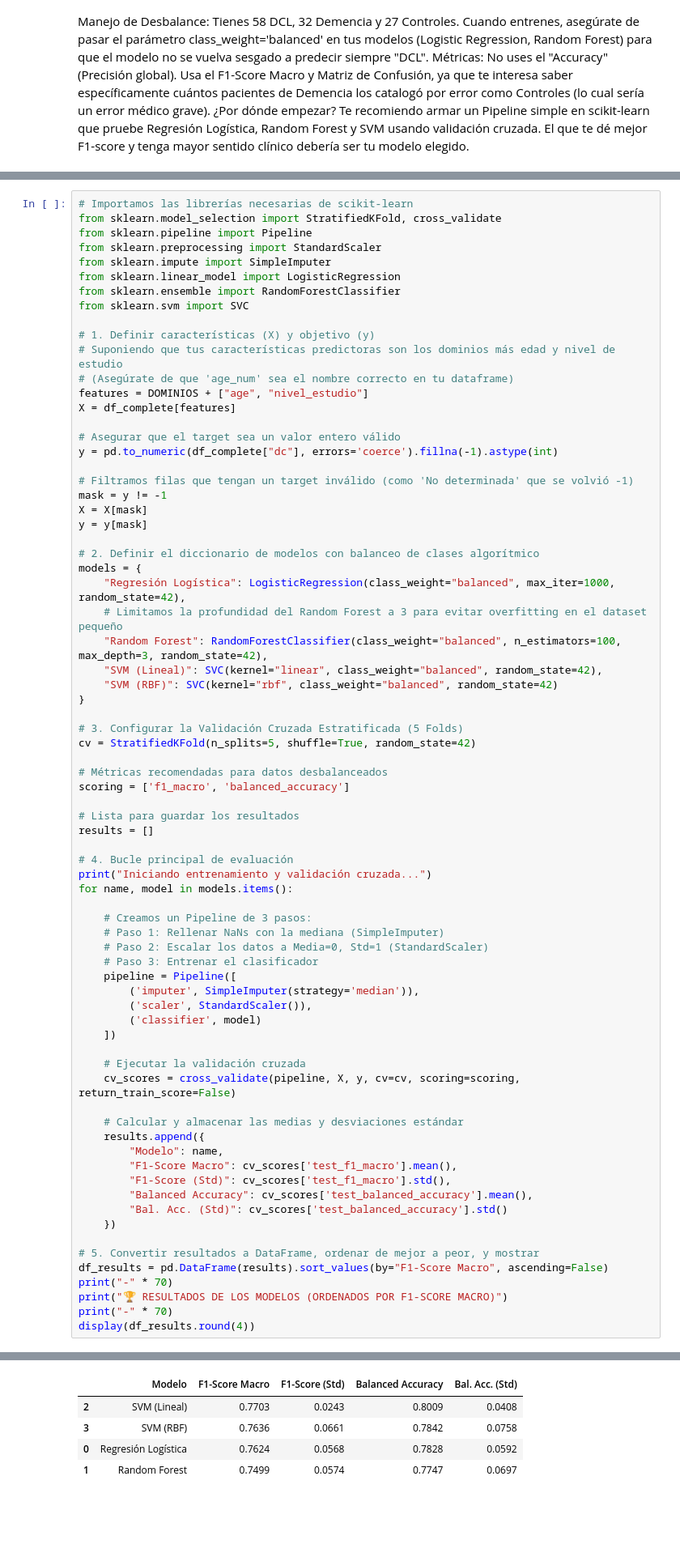
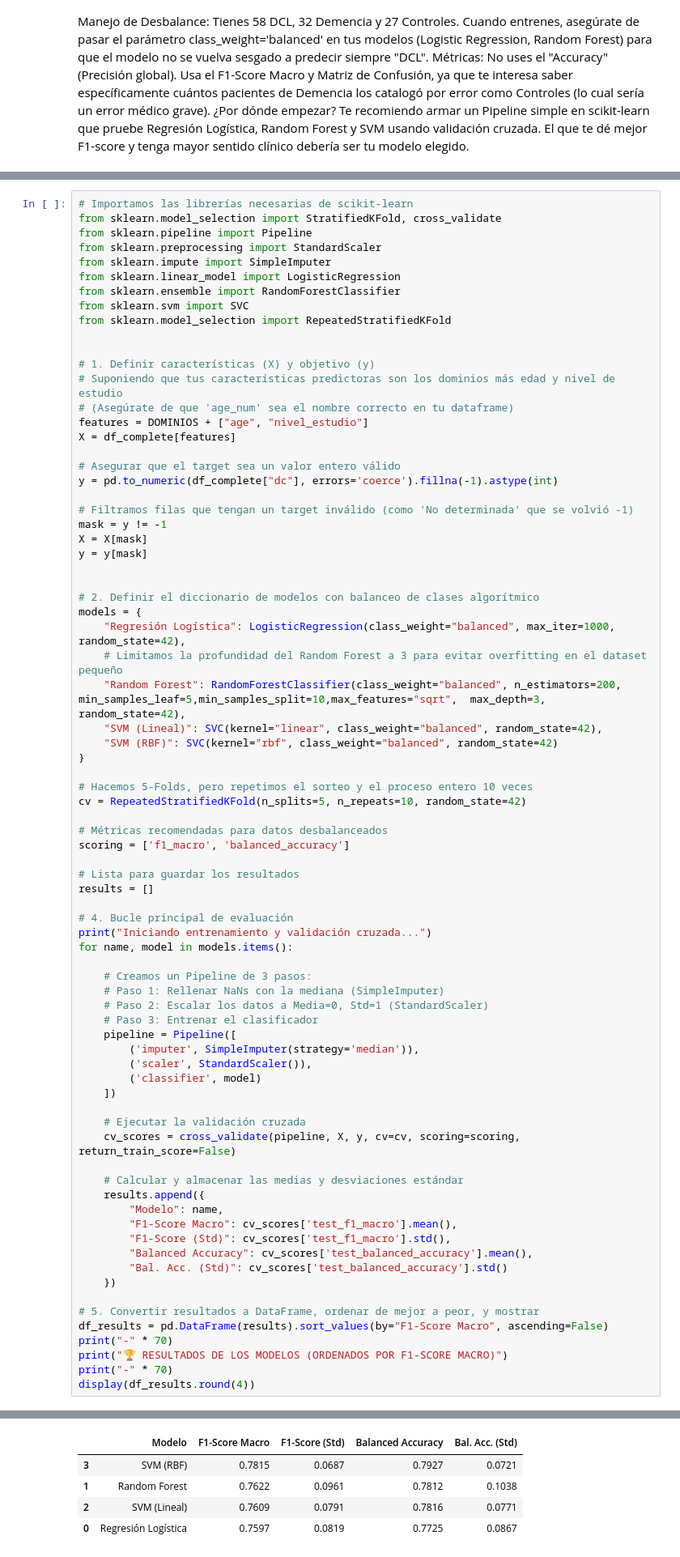
Before and after one commit to Nicolasg2c/dc_model_ts, a Jupyter notebook: src/dc_pipeline_2.ipynb, the cells around one changed output, grey strips where cells are left out. Shown at 81% size. Drawn from its saved outputs; the diff is of its cells as text; blank space fills up the shorter version.

```diff
--- a/src/dc_pipeline_2.ipynb
+++ b/src/dc_pipeline_2.ipynb
@@ -1790,6 +1812,8 @@ from sklearn.impute import SimpleImputer
 from sklearn.linear_model import LogisticRegression
 from sklearn.ensemble import RandomForestClassifier
 from sklearn.svm import SVC
+from sklearn.model_selection import RepeatedStratifiedKFold
+
 
 # 1. Definir características (X) y objetivo (y)
 # Suponiendo que tus características predictoras son los dominios más edad y nivel de estudio
@@ -1805,17 +1829,18 @@ mask = y != -1
 X = X[mask]
 y = y[mask]
 
+
 # 2. Definir el diccionario de modelos con balanceo de clases algorítmico
 models = {
     "Regresión Logística": LogisticRegression(class_weight="balanced", max_iter=1000, random_state=42),
     # Limitamos la profundidad del Random Forest a 3 para evitar overfitting en el dataset pequeño
-    "Random Forest": RandomForestClassifier(class_weight="balanced", n_estimators=100, max_depth=3, random_state=42),
+    "Random Forest": RandomForestClassifier(class_weight="balanced", n_estimators=200, min_samples_leaf=5,min_samples_split=10,max_features="sqrt",  max_depth=3, random_state=42),
     "SVM (Lineal)": SVC(kernel="linear", class_weight="balanced", random_state=42),
     "SVM (RBF)": SVC(kernel="rbf", class_weight="balanced", random_state=42)
 }
 
-# 3. Configurar la Validación Cruzada Estratificada (5 Folds)
-cv = StratifiedKFold(n_splits=5, shuffle=True, random_state=42)
+# Hacemos 5-Folds, pero repetimos el sorteo y el proceso entero 10 veces
+cv = RepeatedStratifiedKFold(n_splits=5, n_repeats=10, random_state=42)
 
 # Métricas recomendadas para datos desbalanceados
 scoring = ['f1_macro', 'balanced_accuracy']
@@ -1834,34 +1859,34 @@ for name, model in models.items():
     pipeline = Pipeline([
         ('imputer', SimpleImputer(strategy='median')),
         ('scaler', StandardScaler()),
         ('classifier', model)
     ])
 
     # Ejecutar la validación cruzada
     cv_scores = cross_validate(pipeline, X, y, cv=cv, scoring=scoring, return_train_score=False)
 
     # Calcular y almacenar las medias y desviaciones estándar
     results.append({
         "Modelo": name,
         "F1-Score Macro": cv_scores['test_f1_macro'].mean(),
         "F1-Score (Std)": cv_scores['test_f1_macro'].std(),
         "Balanced Accuracy": cv_scores['test_balanced_accuracy'].mean(),
         "Bal. Acc. (Std)": cv_scores['test_balanced_accuracy'].std()
     })
 
 # 5. Convertir resultados a DataFrame, ordenar de mejor a peor, y mostrar
 df_results = pd.DataFrame(results).sort_values(by="F1-Score Macro", ascending=False)
 print("-" * 70)
 print("🏆 RESULTADOS DE LOS MODELOS (ORDENADOS POR F1-SCORE MACRO)")
 print("-" * 70)
 display(df_results.round(4))
 # %% [output]
 Iniciando entrenamiento y validación cruzada...
 ----------------------------------------------------------------------
 🏆 RESULTADOS DE LOS MODELOS (ORDENADOS POR F1-SCORE MACRO)
 ----------------------------------------------------------------------
 |  | Modelo | F1-Score Macro | F1-Score (Std) | Balanced Accuracy | Bal. Acc. (Std) |
-| 2 | SVM (Lineal) | 0.7703 | 0.0243 | 0.8009 | 0.0408 |
-| 3 | SVM (RBF) | 0.7636 | 0.0661 | 0.7842 | 0.0758 |
-| 0 | Regresión Logística | 0.7624 | 0.0568 | 0.7828 | 0.0592 |
-| 1 | Random Forest | 0.7499 | 0.0574 | 0.7747 | 0.0697 |
+| 3 | SVM (RBF) | 0.7815 | 0.0687 | 0.7927 | 0.0721 |
+| 1 | Random Forest | 0.7622 | 0.0961 | 0.7812 | 0.1038 |
+| 2 | SVM (Lineal) | 0.7609 | 0.0791 | 0.7816 | 0.0771 |
+| 0 | Regresión Logística | 0.7597 | 0.0819 | 0.7725 | 0.0867 |
```
Also changed, not shown: parts of 13 cells of this notebook.
